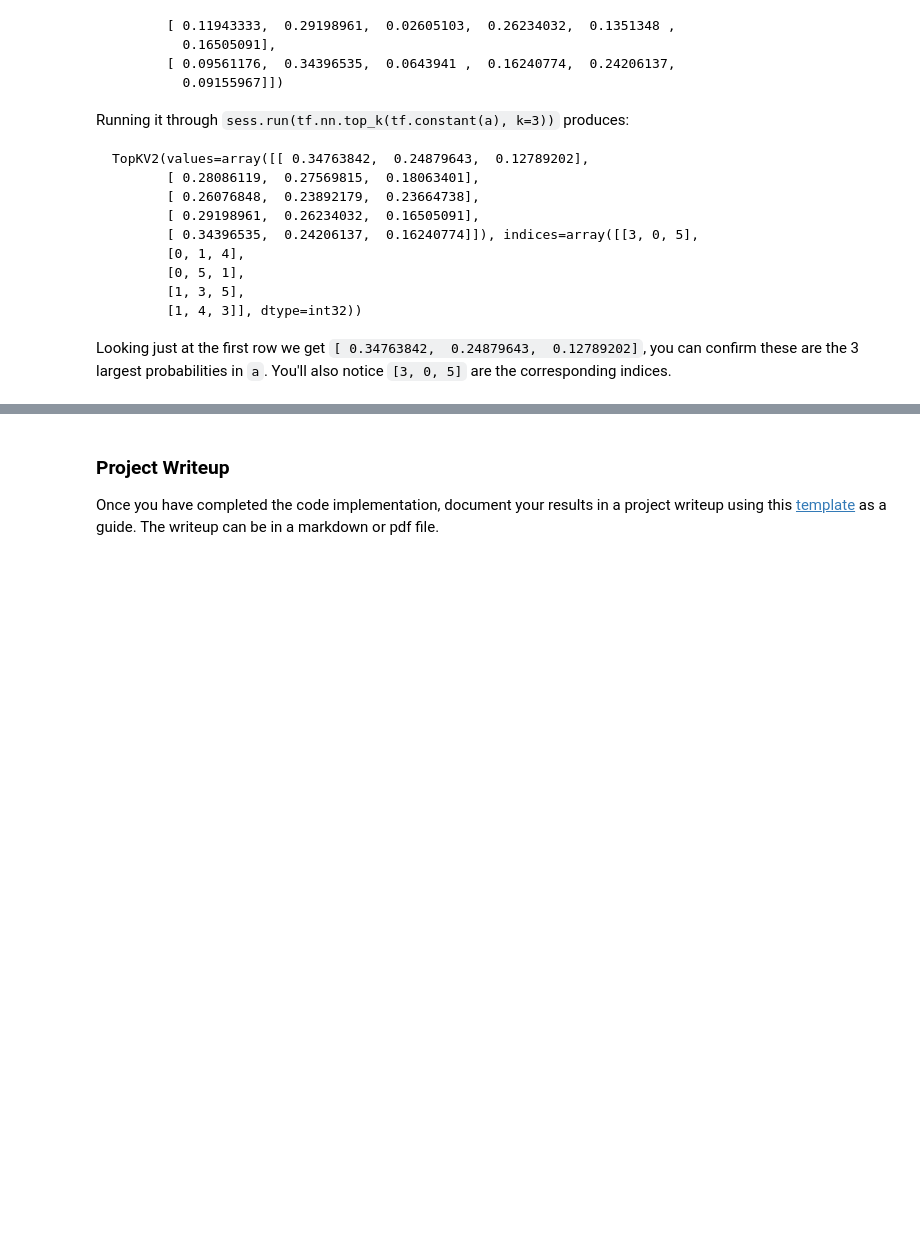
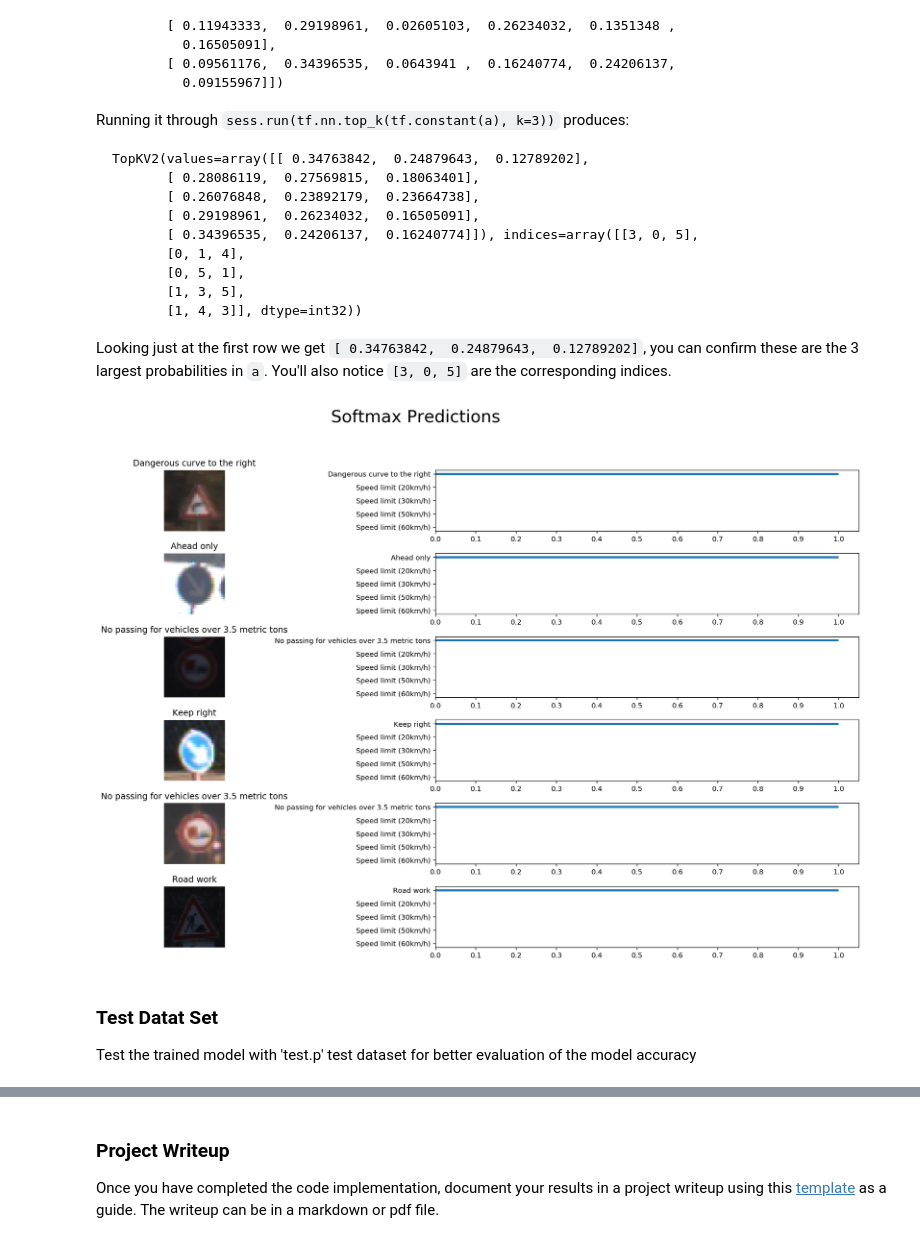
Before and after one commit to chanwooyang/Udacity-SDCND, a Jupyter notebook: T1-P2-TrafficSignClassifier/Traffic_Sign_Classifier.ipynb, the cells around one changed output, grey strips where cells are left out. Saved outputs shown, nothing was run; the diff lists cells and outputs as text; code cells hidden in the pictures; blank space fills up the shorter version.

```diff
--- a/T1-P2-TrafficSignClassifier/Traffic_Sign_Classifier.ipynb
+++ b/T1-P2-TrafficSignClassifier/Traffic_Sign_Classifier.ipynb
@@ -574,4 +691,37 @@ def display_image_predictions(n_samples, n_predictions, features, labels, predic
         axies[image_i][1].barh(ind + margin, pred_values[::-1], width)
         axies[image_i][1].set_yticks(ind + margin)
         axies[image_i][1].set_yticklabels(pred_names[::-1])
-        axies[image_i][1].set_xticks([0, 0.5, 1.0])
+        axies[image_i][1].set_xticks(list(np.arange(0.0, 1.1, 0.1)))
+# %%
+### Print out the top five softmax probabilities for the predictions on the German traffic sign images found on the web.
+### Feel free to use as many code cells as needed.
+save_model_path = './TrafficSignClassifier'
+
+loaded_graph = tf.Graph()
+
+test_image_path = './testimage/'
+resized_images = resize_test_images(test_image_path)
+
+with tf.Session(graph=loaded_graph) as sess:
+    # Load Model
+    loader = tf.train.import_meta_graph(save_model_path+'.meta')
+    loader.restore(sess, save_model_path)
+
+    # Get Tensors from loaded model
+    loaded_x = loaded_graph.get_tensor_by_name('x:0')
+    loaded_y = loaded_graph.get_tensor_by_name('y:0')
+    loaded_keep_prob = loaded_graph.get_tensor_by_name('keep_prob:0')
+    loaded_logits = loaded_graph.get_tensor_by_name('logits:0')
+    loaded_accuracy = loaded_graph.get_tensor_by_name('accuracy:0')
+
+    test_predictions = sess.run(tf.nn.top_k(tf.nn.softmax(loaded_logits), 5),feed_dict={loaded_x: resized_images, loaded_y: [20, 38, 10, 38, 10, 25]
+, loaded_keep_prob:1.0})
+    display_image_predictions(6, 5, resized_images, predicted_id_list, test_predictions)
+
+# loaded_y value was fed with the 'predicted_id_list' output from the predicted logit.
+# Visual evaluation was done manually and incorrect predicted id was replaced before it is fed into loaded_y
+# %% [output]
+[figure, added]
+# %% [markdown]
+### Test Datat Set
+Test the trained model with 'test.p' test dataset for better evaluation of the model accuracy
```
Also changed, not shown: parts of 17 cells of this notebook.
